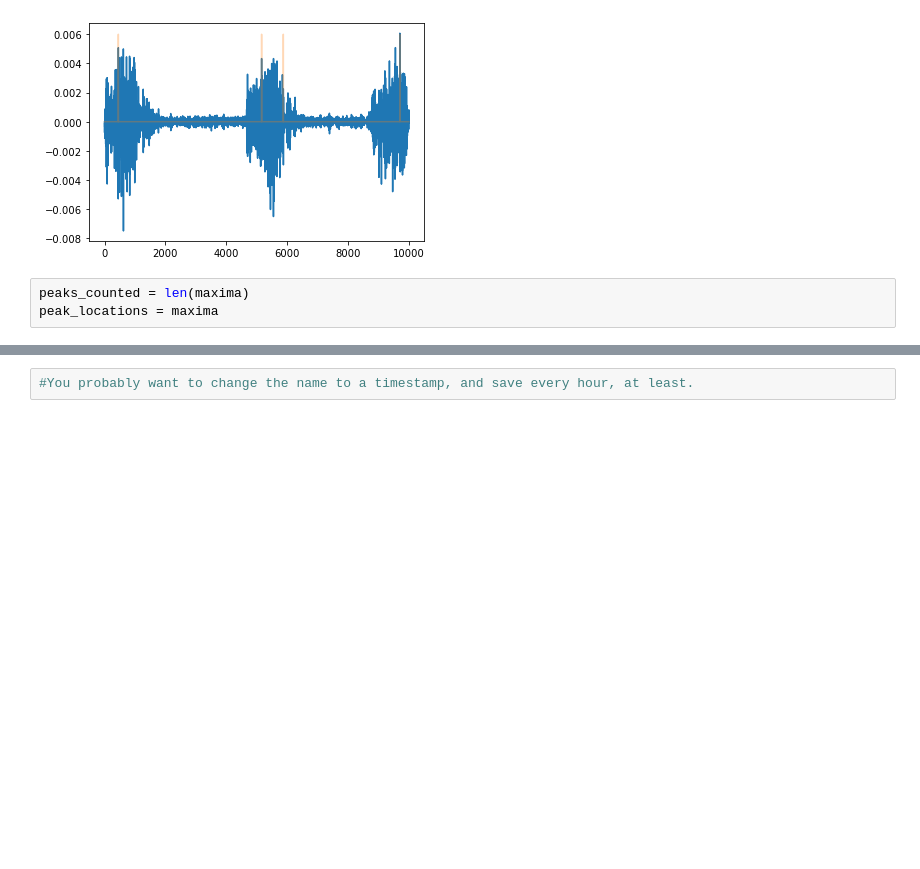
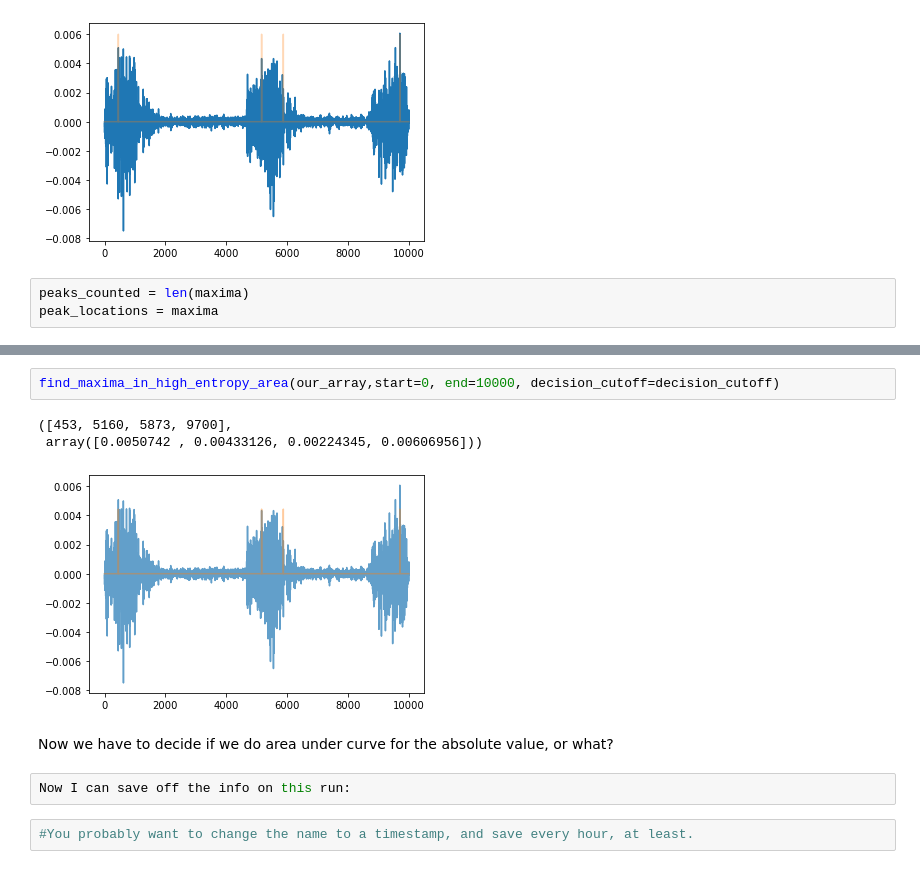
Before and after one commit to NLeSC/rsemg, a Jupyter notebook: researcher_interface/widgeted_entropy1.ipynb, the cells around one changed output, grey strips where cells are left out. Cells and saved outputs as stored; diff of their text form; blank space fills up the shorter version.

Commit message:
fixing max picjker in entropy

```diff
--- a/researcher_interface/widgeted_entropy1.ipynb
+++ b/researcher_interface/widgeted_entropy1.ipynb
@@ -346,2 +365,12 @@ def find_maxima_in_breaths():
+# %%
+find_maxima_in_high_entropy_area(our_array,start=0, end=10000, decision_cutoff=decision_cutoff)
+# %% [output]
+([453, 5160, 5873, 9700],
+ array([0.0050742 , 0.00433126, 0.00224345, 0.00606956]))
+[figure, added]
+# %% [markdown]
+Now we have to decide if we do area under curve for the absolute value, or what?
+# %%
+Now I can save off the info on this run:
 # %%
 #You probably want to change the name to a timestamp, and save every hour, at least.
```
Also changed, not shown: parts of 6 cells of this notebook.
